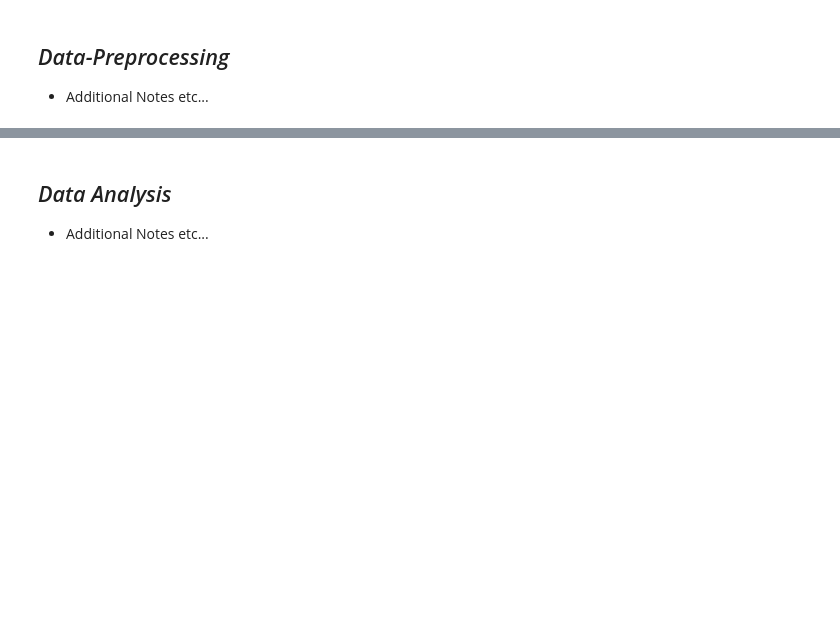
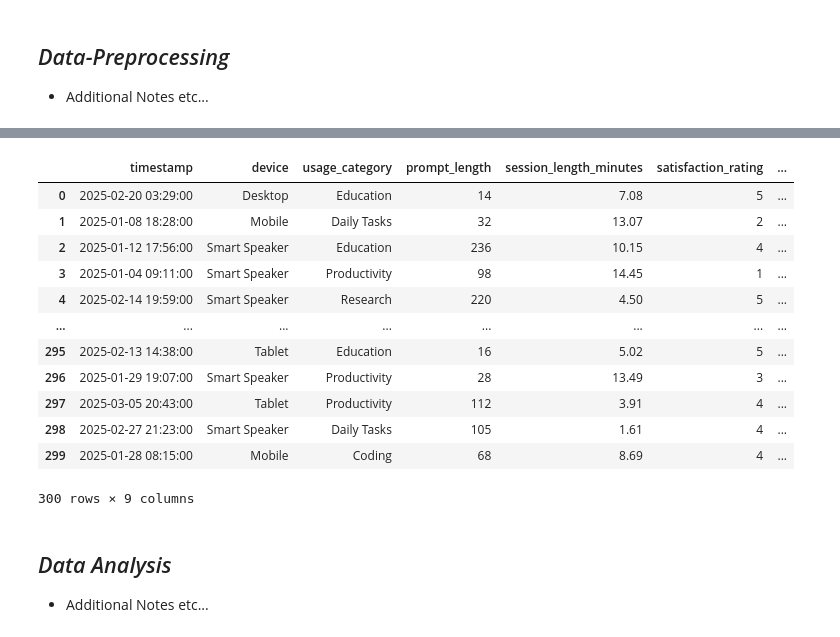
Before and after one commit to MatejaDudic111/OOPY-Project_AI_Assistant_G1, a Jupyter notebook: Main.ipynb, the cells around one changed output, grey strips where cells are left out. Cells and saved outputs as stored; diff of their text form; code cells hidden in the pictures; blank space fills up the shorter version.

```diff
--- a/Main.ipynb
+++ b/Main.ipynb
@@ -73,5 +73,47 @@ import seaborn as sea
  - Additional Notes etc...
 # %%
 RAW_data = pd.read_csv(dataset_path)
-RAW_data.info()
+
+# first we check the number of missing values in each column
+print(RAW_data.isnull().sum())
+# after checking we can see that there are no missing values in the dataset
+
+# so for the outliers in this dataset , I think the best aproach would be to leave them and just mark them as outliers. In this dataset the outliers might be relevant data from users that have a diferent behavior than the average user, so removing them would mean losing relevant data.
+
+# now we will check for outliers using the IQR method
+
+y = RAW_data.select_dtypes(include=[np.number])
+print(y)
+for column in y:
+    quartile_min = RAW_data[column].quantile(0.25)
+    quartile_max = RAW_data[column].quantile(0.75)
+
+    IQR = quartile_max - quartile_min
+
+    lower_bound = quartile_min - 1.5 * IQR
+    upper_bound = quartile_max + 1.5 * IQR
+
+    outliers_promt_length = RAW_data[(RAW_data[column] < lower_bound) | (RAW_data[column] > upper_bound)].count()
+    outliers_promt_length = outliers_promt_length.sum()
+
+    print(f"the number of outliers in {column} is the following: \n{outliers_promt_length}")
+# after checking we can see that there are no outliers in the dataset, surprinsing but good.
+# next we will check for duplicates in the dataset
+x = RAW_data.duplicated().sum()
+print(f"the number of duplicates in the dataset is the following: \n{x}")
+# after checking we can see that there are no duplicates in the dataset
+# so we continue with creating the required columns
+# I made an funtion for this part so its easier to read , and taking noticing that the timestamp is an string i decided to slice the string to get the hour part and then convert it to int to compare it
+def timeOfDay(hour):
+    if 5 <= hour <= 11:
+        return "morning"
+    elif 12 <= hour <= 17:
+        return "afternoon"
+    elif 18 <= hour <= 22:
+        return "evening"
+    else:
+        return "Night"
+
+RAW_data["timeOfDay"] = RAW_data["timestamp"].apply(lambda x:timeOfDay(int(x[11:-6])))
+RAW_data
 # %% [output]
@@ -93,3 +137,16 @@ memory usage: 18.9+ KB
+|  | timestamp | device | usage_category | prompt_length | session_length_minutes | satisfaction_rating | ... |
+| 0 | 2025-02-20 03:29:00 | Desktop | Education | 14 | 7.08 | 5 | ... |
+| 1 | 2025-01-08 18:28:00 | Mobile | Daily Tasks | 32 | 13.07 | 2 | ... |
+| 2 | 2025-01-12 17:56:00 | Smart Speaker | Education | 236 | 10.15 | 4 | ... |
+| 3 | 2025-01-04 09:11:00 | Smart Speaker | Productivity | 98 | 14.45 | 1 | ... |
+| 4 | 2025-02-14 19:59:00 | Smart Speaker | Research | 220 | 4.50 | 5 | ... |
+| ... | ... | ... | ... | ... | ... | ... | ... |
+| 295 | 2025-02-13 14:38:00 | Tablet | Education | 16 | 5.02 | 5 | ... |
+| 296 | 2025-01-29 19:07:00 | Smart Speaker | Productivity | 28 | 13.49 | 3 | ... |
+| 297 | 2025-03-05 20:43:00 | Tablet | Productivity | 112 | 3.91 | 4 | ... |
+| 298 | 2025-02-27 21:23:00 | Smart Speaker | Daily Tasks | 105 | 1.61 | 4 | ... |
+| 299 | 2025-01-28 08:15:00 | Mobile | Coding | 68 | 8.69 | 4 | ... |
+300 rows × 9 columns
 # %% [markdown]
 ## *Data Analysis*
  - Additional Notes etc...
```
Also changed, not shown: parts of 1 cell of this notebook.
